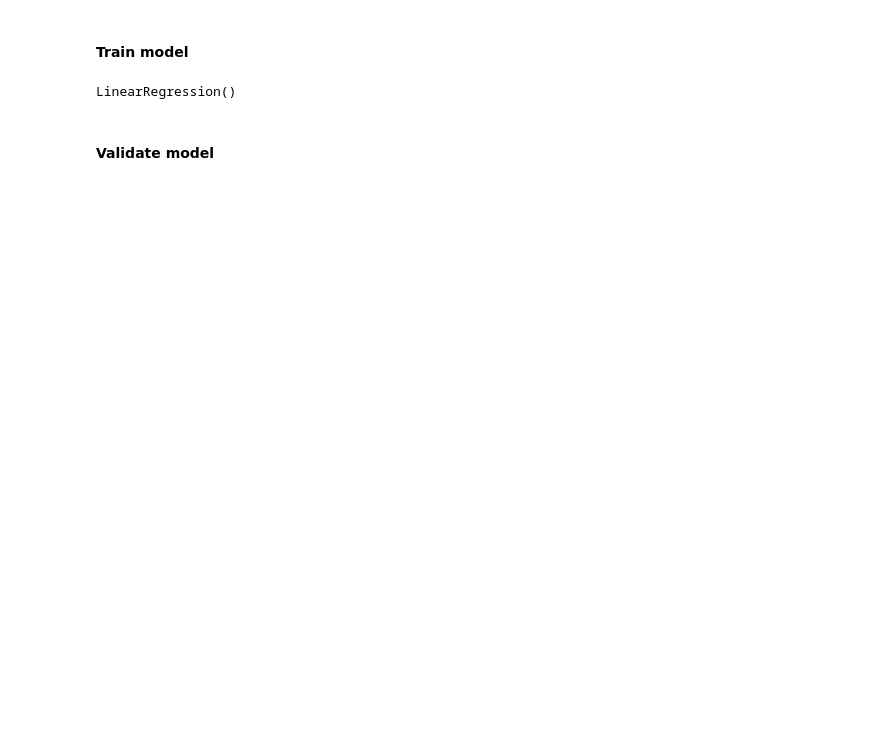
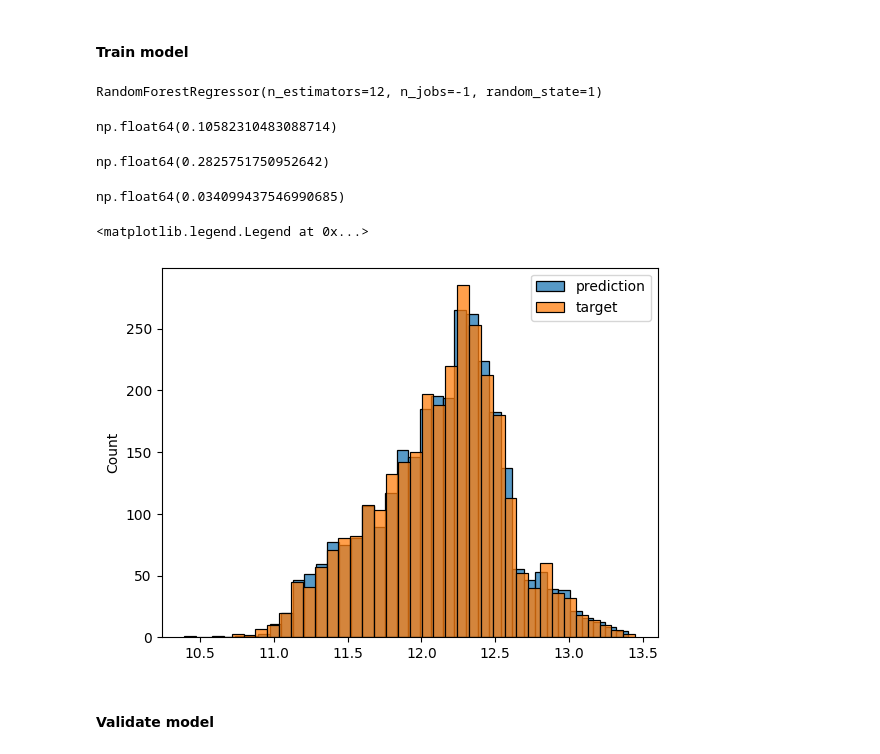
Before and after one commit to sgkertsos/predict-house-price, a Jupyter notebook: notebook.ipynb, the cells around one changed output. Cells and saved outputs as stored; diff of their text form; code cells hidden in the pictures; blank space fills up the shorter version.

Commit message:
Trained different models.

```diff
--- a/notebook.ipynb
+++ b/notebook.ipynb
@@ -145,17 +146,51 @@ dict_train = df_train.to_dict(orient='records')
 dict_val = df_val.to_dict(orient='records')
 # %%
 # Create vectorizer
-dv = DictVectorizer(sparse=False)
+dv = DictVectorizer(sparse=True)
 
 # Create feature matrices
 X_train = dv.fit_transform(dict_train)
 X_val = dv.transform(dict_val)
-# %%
-# Train the model
-model = LinearRegression()
-model.fit(X_train, y_train)
-# %% [output]
-LinearRegression()
+# %%
+# Train Linear Regression
+lr = LinearRegression()
+lr.fit(X_train, y_train)
+
+# Train decision tree
+dt = DecisionTreeRegressor(max_depth=1)
+dt.fit(X_train, y_train)
+
+# Train random forest
+rf = RandomForestRegressor(n_estimators=12, random_state=1, n_jobs=-1)
+rf.fit(X_train, y_train)
+# %% [output]
+RandomForestRegressor(n_estimators=12, n_jobs=-1, random_state=1)
+# %%
+# Use train dataset to make predictions with lr
+y_pred = lr.predict(X_train)
+root_mean_squared_error(y_train, y_pred)
+# %% [output]
+np.float64(0.10582310483088714)
+# %%
+# Use train dataset to make predictions with dt
+y_pred = dt.predict(X_train)
+root_mean_squared_error(y_train, y_pred)
+# %% [output]
+np.float64(0.2825751750952642)
+# %%
+# Use train dataset to make predictions with rf
+y_pred = rf.predict(X_train)
+root_mean_squared_error(y_train, y_pred)
+# %% [output]
+np.float64(0.034099437546990685)
+# %%
+# Show target values and predictions on a histogram
+sns.histplot(y_pred, label='prediction')
+sns.histplot(y_train, label='target')
+plt.legend()
+# %% [output]
+<matplotlib.legend.Legend at 0x...>
+[figure, added]
 # %% [markdown]
 #### Validate model
 # %%
```
Also changed, not shown: parts of 17 cells of this notebook.
